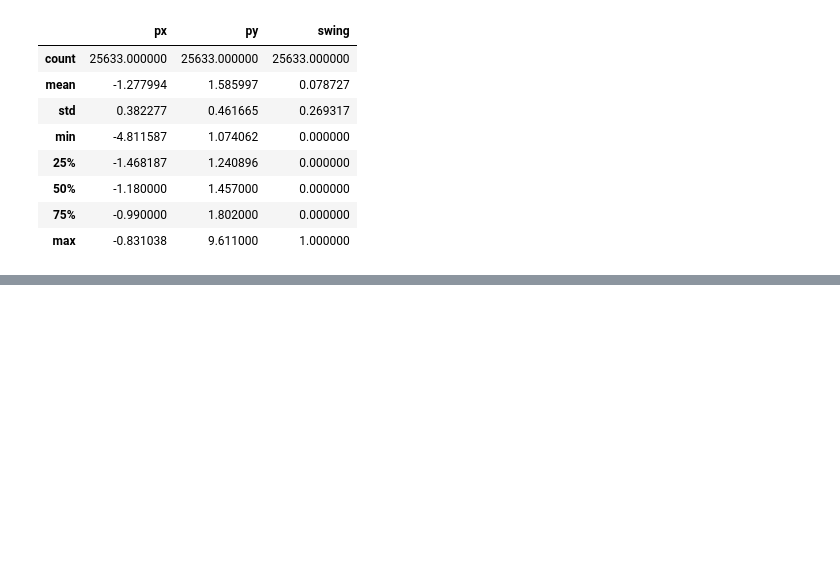
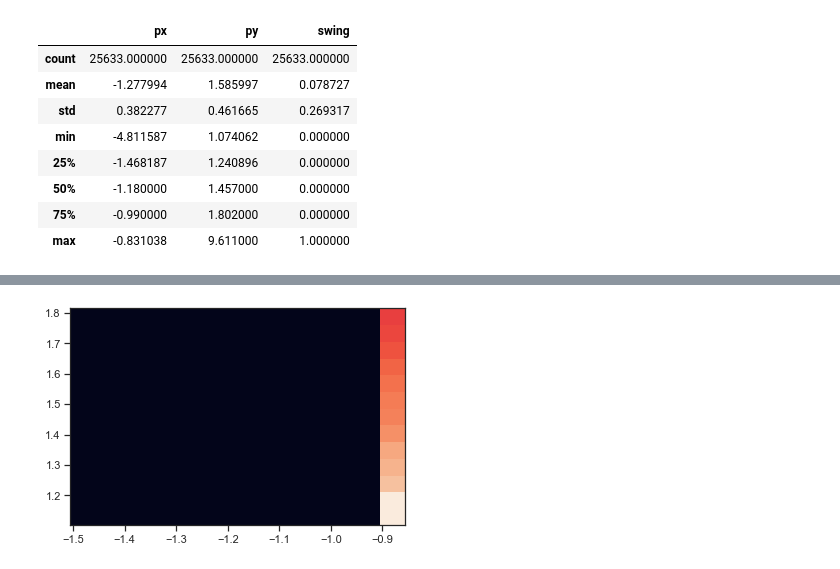
Before and after one commit to everwitt7/PitcherPolicy, a Jupyter notebook: data-cleaning/visualizing-cutoffs/find_obv_cutoffs.ipynb, the cells around one changed output, grey strips where cells are left out. Cells and saved outputs as stored; diff of their text form; code cells hidden in the pictures; blank space fills up the shorter version.

```diff
--- a/data-cleaning/visualizing-cutoffs/find_obv_cutoffs.ipynb
+++ b/data-cleaning/visualizing-cutoffs/find_obv_cutoffs.ipynb
@@ -185,0 +231,10 @@ z.describe()
+# %%
+#coords of 9b
+x,y = -0.831,1.074
+# %%
+#should find a way to make these equal sizes... although I do not actually need that
+xx = np.arange(x, -1.5, -.05)
+yy = np.arange(y, 1.8, .055)
+
+xx = np.delete(xx, 0)
+yy = np.delete(yy, 0)
@@ -185,0 +256,13 @@ z.describe()
+# %%
+def calc_swing_pct(x_r, y_r, df):
+    swing_pct = np.zeros((x_r.shape[0],y_r.shape[0]))
+    for i, vx in enumerate(x_r):
+        for j, vy in enumerate(y_r):
+            filt = (df['px'] > vx) & (df['py'] < vy)
+            pitches = df.loc[filt]
+            #i,j are coords, not vals
+            swing_pct[i][j] = pitches['swing'].sum()/pitches['swing'].count()
+            break
+    return swing_pct
+
+swing_pct = calc_swing_pct(xx, yy, z)
@@ -185,0 +294,5 @@ z.describe()
+# %%
+plt.pcolor(xx, yy, swing_pct, shading='auto')
+plt.show()
+# %% [output]
+[figure, added]
```
Also changed, not shown: parts of 17 cells of this notebook.
